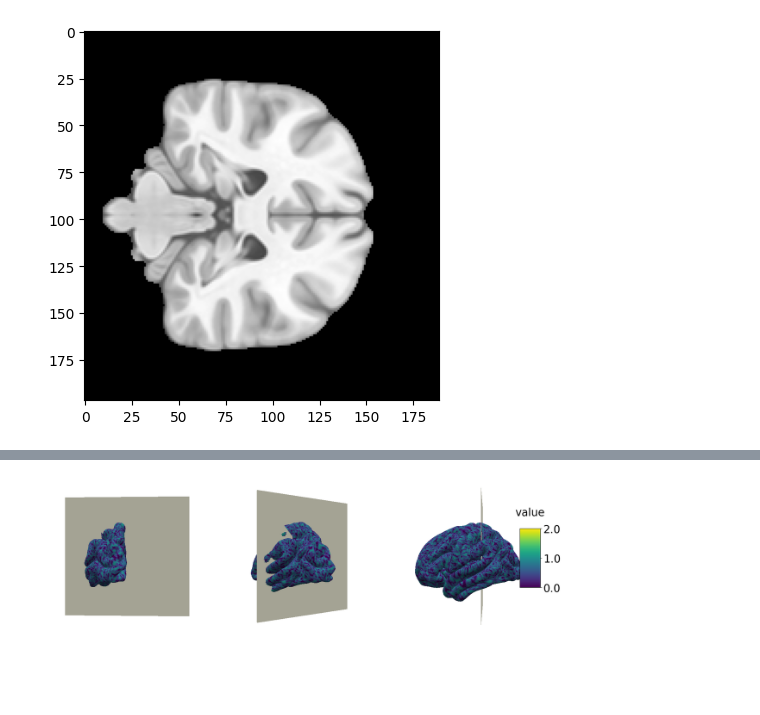
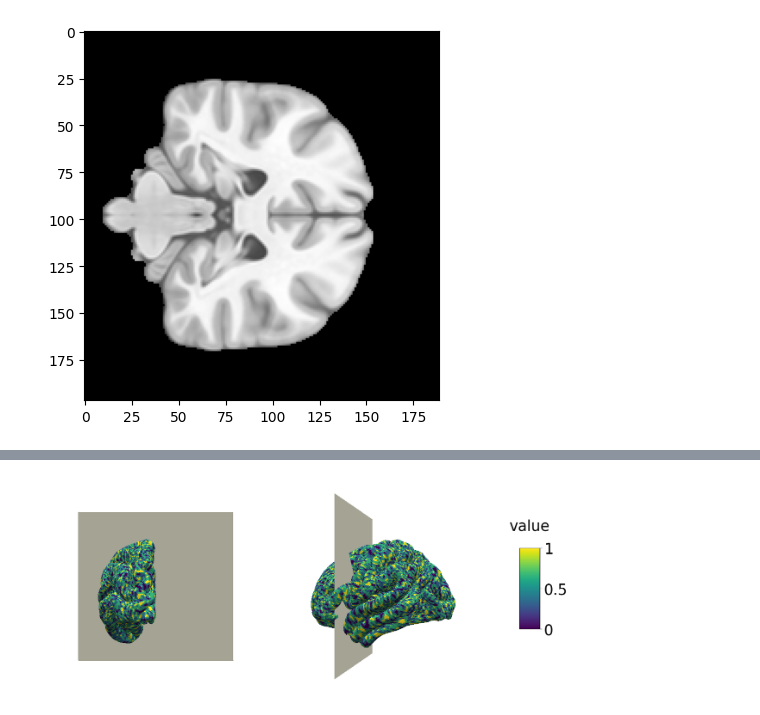
Before and after one commit to mathrip/matplotlib_surface_plotting, a Jupyter notebook: examples/plot_plane_surface.ipynb, the cells around one changed output, grey strips where cells are left out. Cells and saved outputs as stored; diff of their text form; code cells hidden in the pictures; blank space fills up the shorter version.

```diff
--- a/examples/plot_plane_surface.ipynb
+++ b/examples/plot_plane_surface.ipynb
@@ -101,10 +61,14 @@ def f(i, j, k):
    """ Return X, Y, Z coordinates for i, j, k """
    return M.dot([i, j, k]) + abc
 # %%
+### Create and plot the plane alone
 
 # create the vertices forming the plane
-y = 100
-yangle=-10
+y = 150
+yangle=0
+
+# get the image shape
+shape = brain_file.shape
 
 # define coordonates of the 4 vertices of the square plane
 v0 = f(0,y,0) # bottom left
@@ -171,25 +100,26 @@ plot_surf(vertices_plane, faces_plane, overlay_plane,
 # %%
-# combine brain and plane vertices and faces
+### Plot the plane on the surface
 
 # update plane vertices and faces to match the brain scale
 vertices = np.vstack([vertices_brain, vertices_plane])
 
 faces = np.vstack([faces_brain, faces_plane+len(vertices_brain)])
 overlay = np.hstack([overlay_brain, overlay_plane*2])
 
+# create the transparency of the plane
 alpha = np.ones(len(vertices))
 alpha[-4::] = alpha[-4::]*0.1
 
 # parcel = np.zeros(len(vertices))
 # parcel[-4::] = 1
 
 plot_surf(vertices, faces, overlay,
-          rotate=[0, 45, 90],
+          rotate=[0, 80],
           alpha_colour=alpha,
           # parcel = parcel,
           # filled_parcels = False
             # show_back=True,
-        #   vmin=10,vmax=101
+          vmin=0,vmax=1
          )
 # %% [output]
-[figure, old version]
+[figure, new version]
```
Also changed, not shown: parts of 9 cells of this notebook.
